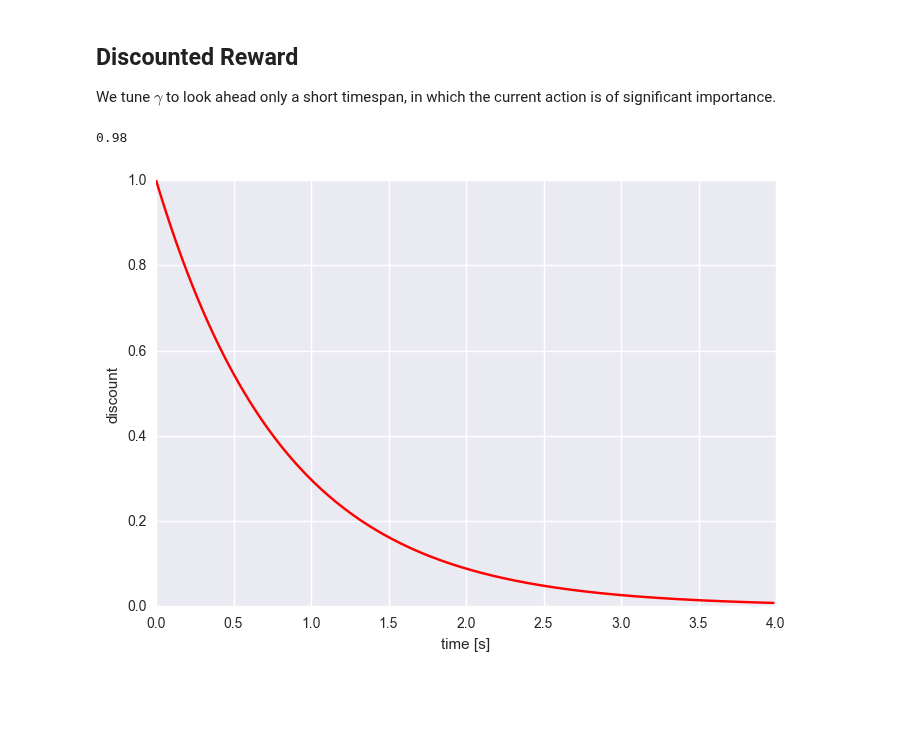
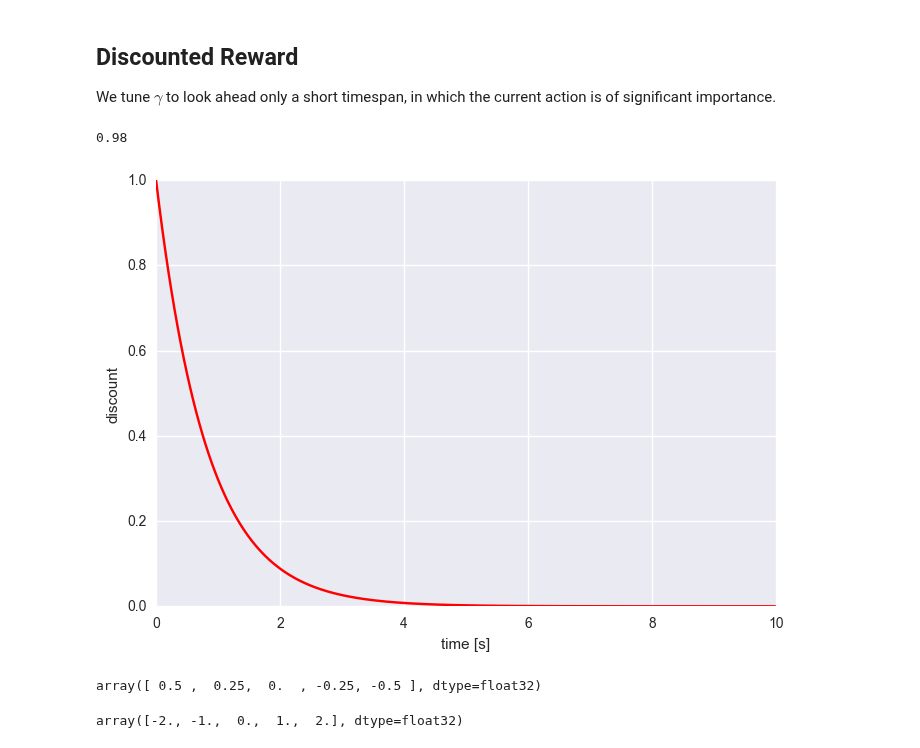
Before and after one commit to jcsharp/DriveIt, a Jupyter notebook: Model-Train.ipynb, the cells around one changed output. Drawn from its saved outputs; the diff is of its cells as text; code cells hidden in the pictures; blank space fills up the shorter version.

```diff
--- a/Model-Train.ipynb
+++ b/Model-Train.ipynb
@@ -384,10 +437,19 @@ plt.xlabel('step');plt.ylabel('$\epsilon$')
 
 We tune $\gamma$ to look ahead only a short timespan, in which the current action is of significant importance.
 # %%
-r = range(0,240)
+r = range(0,600)
 plt.plot([t/60.0 for t in r], [GAMMA ** x for x in r], 'r')
 plt.xlabel('time [s]');plt.ylabel('discount')
 GAMMA
 # %% [output]
 0.98
-[figure, old version]
+[figure, new version]
+# %%
+a = [2,3,4,5,6]
+minus(1, element_divide(a, reduce_mean(a))).eval()
+# %% [output]
+array([ 0.5 ,  0.25,  0.  , -0.25, -0.5 ], dtype=float32)
+# %%
+minus(a, reduce_mean(a)).eval()
+# %% [output]
+array([-2., -1.,  0.,  1.,  2.], dtype=float32)
```
Also changed, not shown: parts of 9 cells of this notebook.
